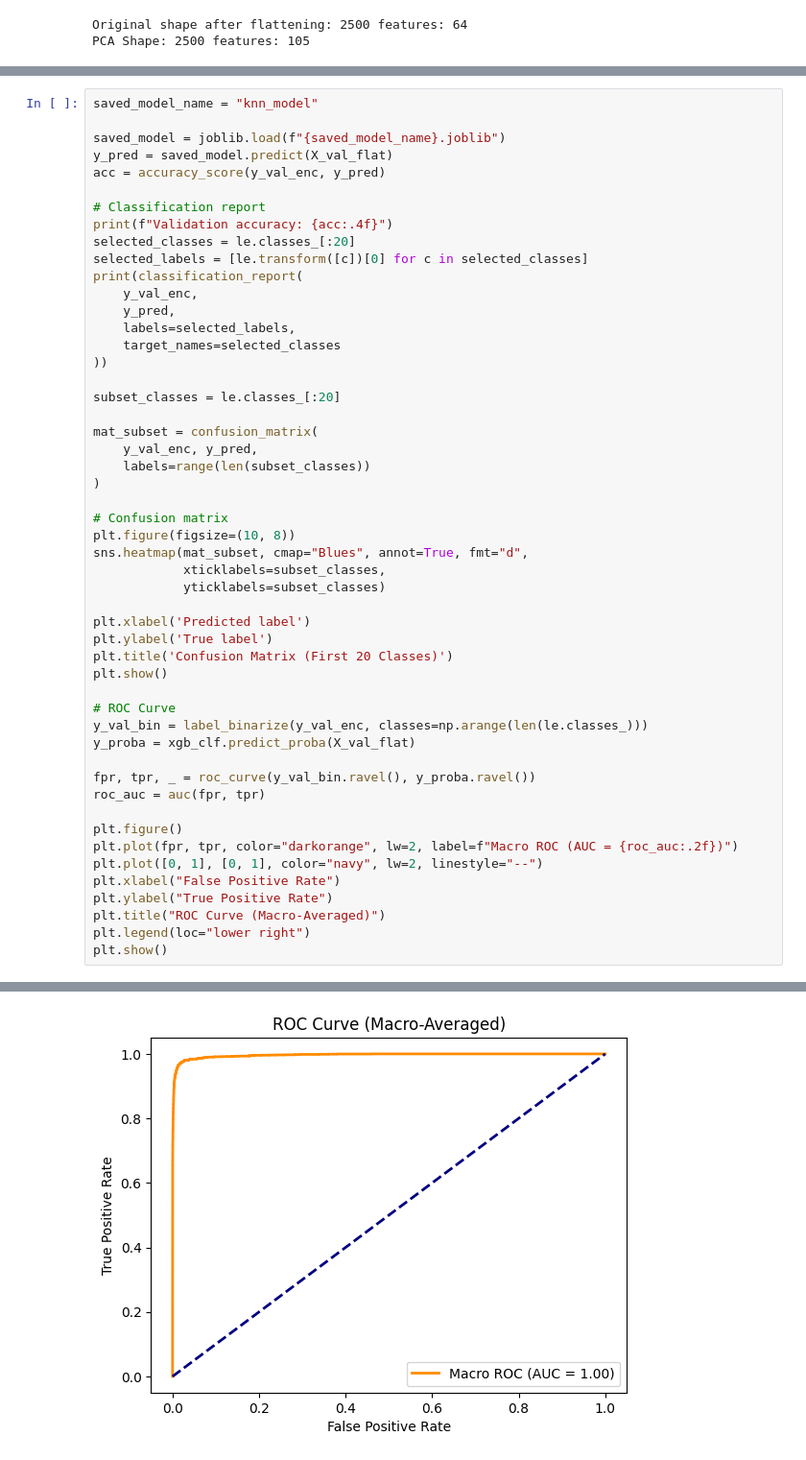
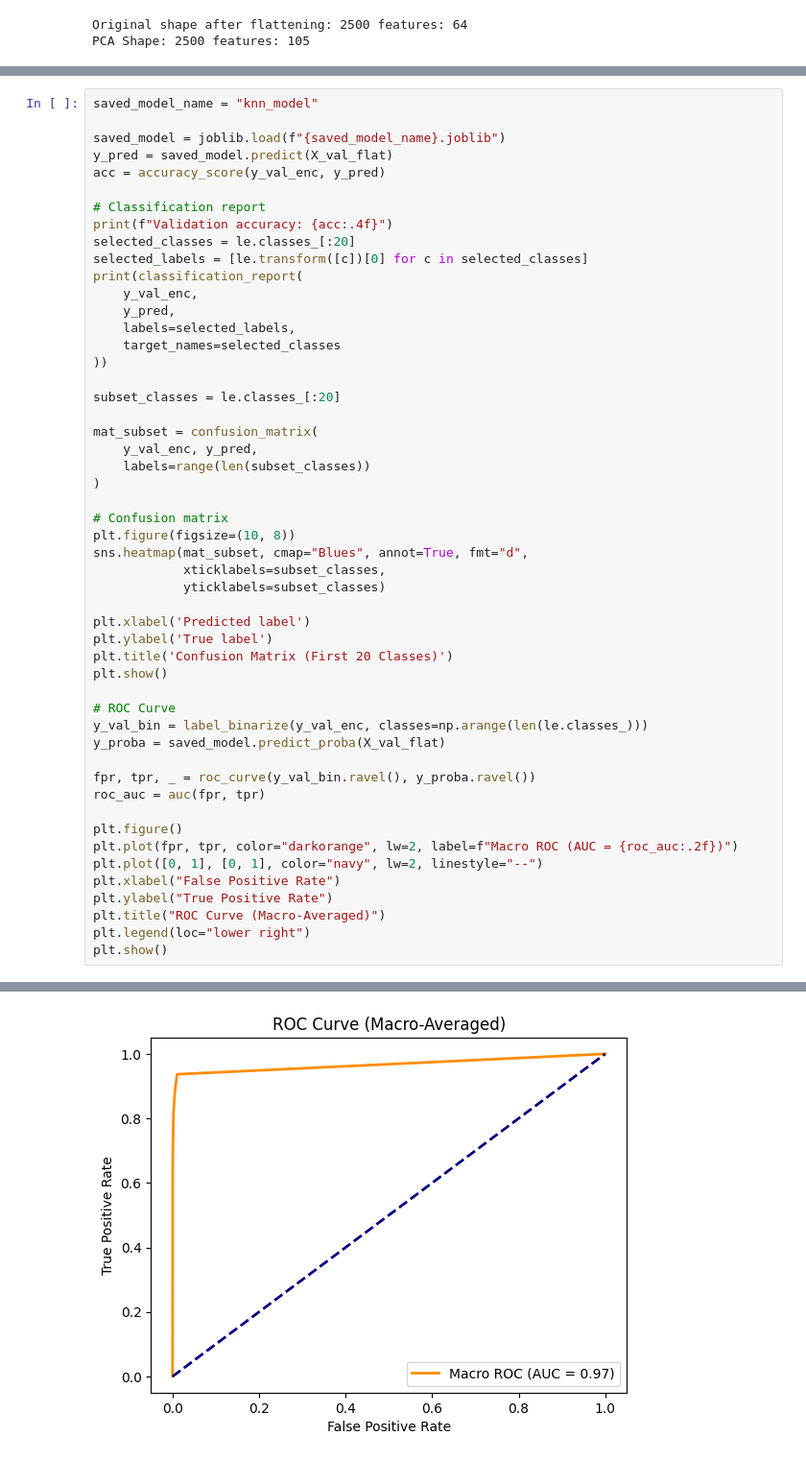
Before and after one commit to AnthonyBebek/Fruit-Classification, a Jupyter notebook: u3283999-A2-3.ipynb, the cells around one changed output, grey strips where cells are left out. Shown at 96% size. Drawn from its saved outputs; the diff is of its cells as text.

```diff
--- a/u3283999-A2-3.ipynb
+++ b/u3283999-A2-3.ipynb
@@ -504,39 +431,39 @@ plt.show()
 
 # ROC Curve
 y_val_bin = label_binarize(y_val_enc, classes=np.arange(len(le.classes_)))
-y_proba = xgb_clf.predict_proba(X_val_flat)
+y_proba = saved_model.predict_proba(X_val_flat)
 
 fpr, tpr, _ = roc_curve(y_val_bin.ravel(), y_proba.ravel())
 roc_auc = auc(fpr, tpr)
 
 plt.figure()
 plt.plot(fpr, tpr, color="darkorange", lw=2, label=f"Macro ROC (AUC = {roc_auc:.2f})")
 plt.plot([0, 1], [0, 1], color="navy", lw=2, linestyle="--")
 plt.xlabel("False Positive Rate")
 plt.ylabel("True Positive Rate")
 plt.title("ROC Curve (Macro-Averaged)")
 plt.legend(loc="lower right")
 plt.show()
 # %% [output]
 Validation accuracy: 0.8412
                       precision    recall  f1-score   support
 
             Apple 14       0.54      0.98      0.70        50
              Apple 5       1.00      1.00      1.00        50
       Apple Golden 1       0.81      0.88      0.85        50
   Apple Red Yellow 1       1.00      0.56      0.72        50
   Apple Red Yellow 2       0.93      0.82      0.87        50
       Avocado ripe 1       0.64      0.90      0.75        50
             Banana 4       0.93      0.86      0.90        50
 Banana Lady Finger 1       0.86      0.48      0.62        50
              Beans 1       1.00      1.00      1.00        50
 ... (11 lines left out)
 
            micro avg       0.81      0.87      0.84      1000
            macro avg       0.84      0.87      0.84      1000
         weighted avg       0.84      0.87      0.84      1000
 [figure]
-[figure, old version]
+[figure, new version]
 # %%
 from sklearn.ensemble import RandomForestClassifier
 
```
Also changed, not shown: parts of 10 cells of this notebook.
